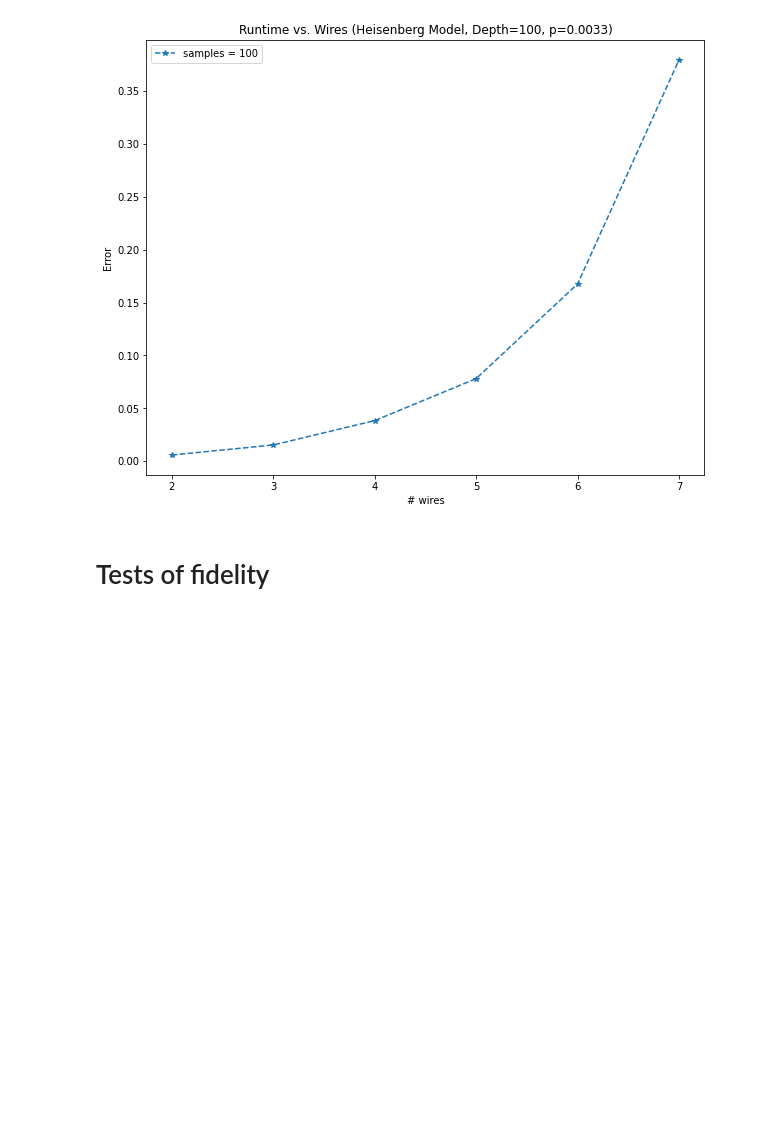
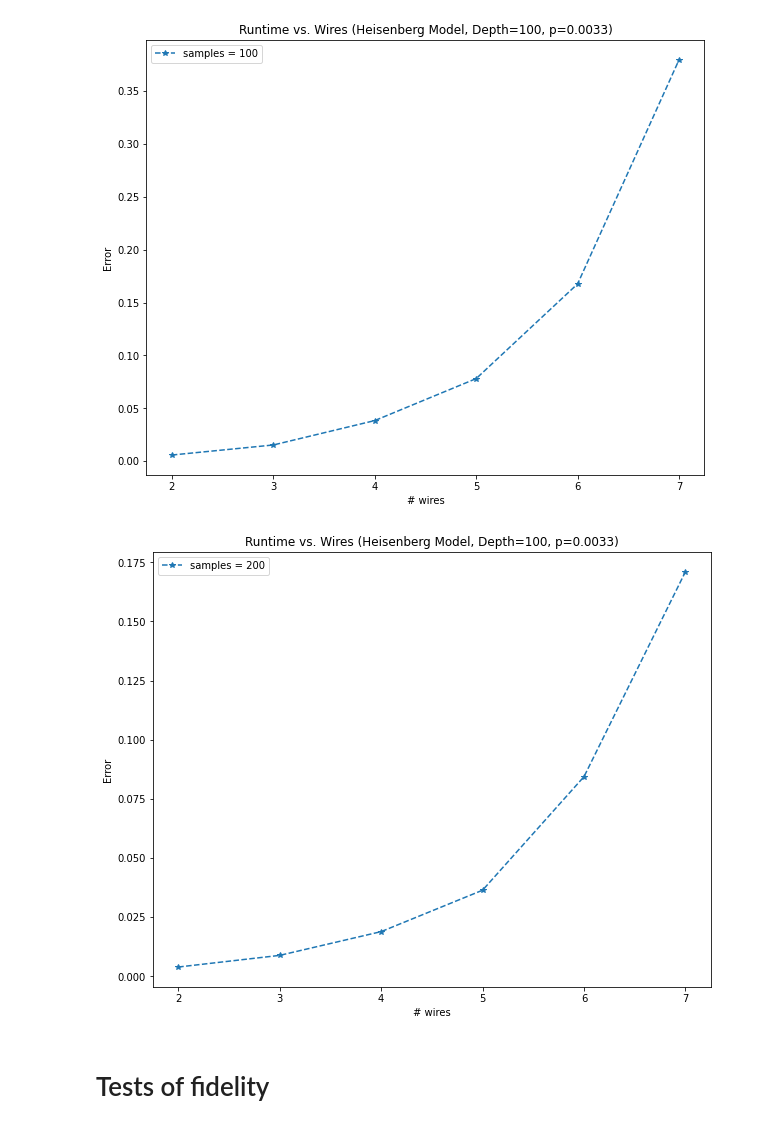
Before and after one commit to aaronleesander/QHack2023, a Jupyter notebook: emiliano/density_vs_sv/runtime_analysis.ipynb, the cells around one changed output. Cells and saved outputs as stored; diff of their text form; code cells hidden in the pictures; blank space fills up the shorter version.

```diff
--- a/emiliano/density_vs_sv/runtime_analysis.ipynb
+++ b/emiliano/density_vs_sv/runtime_analysis.ipynb
@@ -119,6 +119,20 @@ errors_s_200= []
 for s in samples_conv:
     _, states_sv = calculate_heisenberg_runtime_fidelity_vs_qubits("lightning.qubit", num_wires_list, couplings, T, depth, p=p, samples=s)
     errors_s_200.append([calculate_error(states_sv[i], ideal_dm[i]) for i in range(len(states_sv))])
+# %%
+plt.figure(figsize=[10, 8])
+
+plt.title(f"Runtime vs. Wires (Heisenberg Model, Depth={depth}, p={p})")
+plt.xlabel("# wires")
+plt.ylabel("Error")
+for i in range(len(errors_s_200)):
+    plt.plot(num_wires_list, errors_s_200[i], marker='*', linestyle='--', label=f'samples = {samples_conv[i]}')
+
+# plt.savefig(f"error_vs_qubits_different_samples.pdf", format="pdf", bbox_inches='tight')
+plt.legend()
+plt.show()
+# %% [output]
+[figure, added]
 # %% [markdown]
 # Tests of fidelity
 # %%
```
Also changed, not shown: 1 other file.
